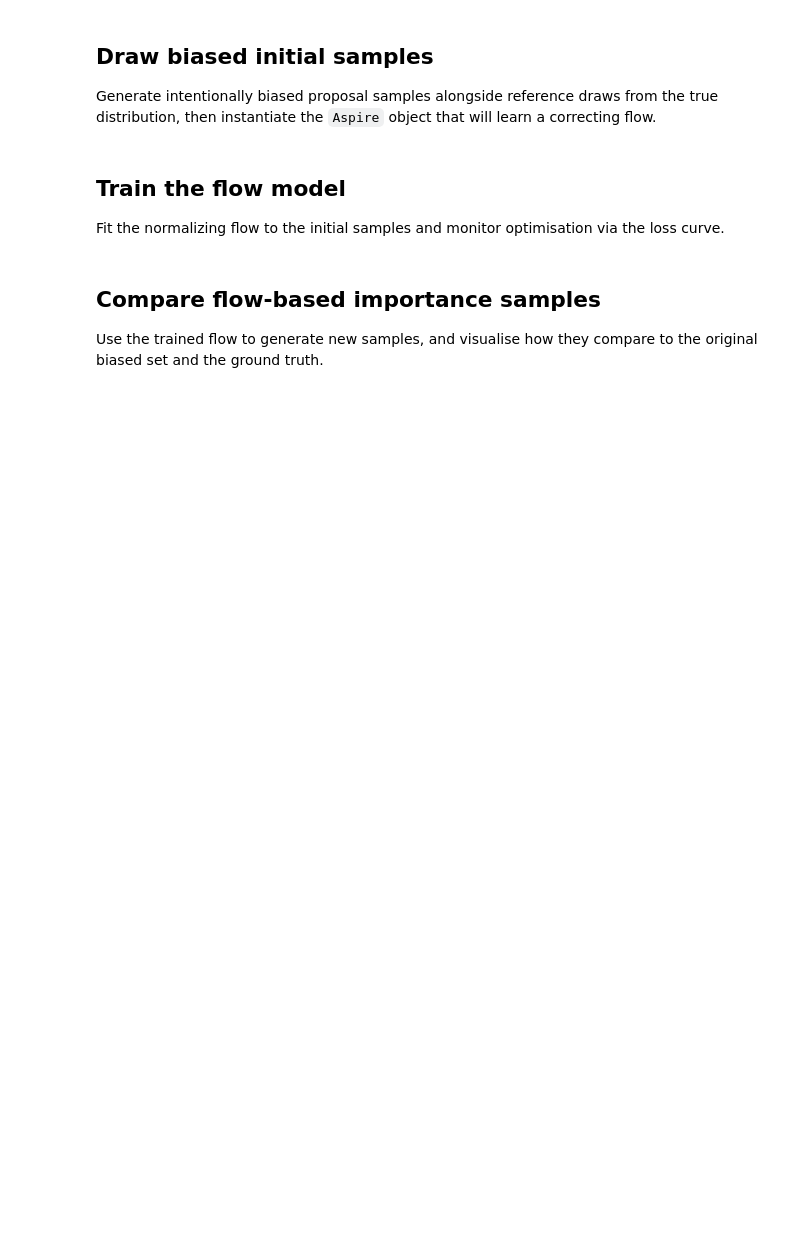
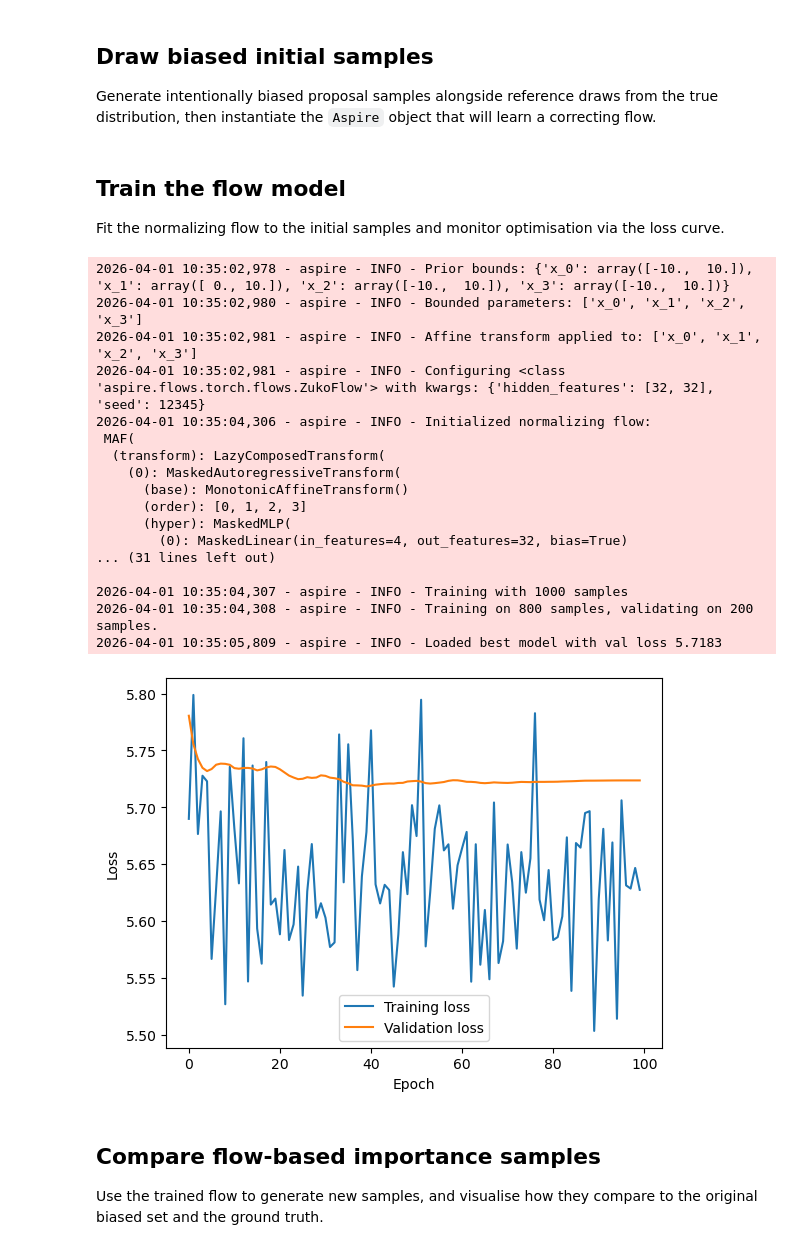
Before and after one commit to mj-will/aspire-analyses, a Jupyter notebook: toy_examples/biased_initial_samples.ipynb, the cells around one changed output. Cells and saved outputs as stored; diff of their text form; code cells hidden in the pictures; blank space fills up the shorter version.

```diff
--- a/toy_examples/biased_initial_samples.ipynb
+++ b/toy_examples/biased_initial_samples.ipynb
@@ -29,7 +36,14 @@ store figures and results exists.
 outdir = Path("outdir") / "biased_example"
 outdir.mkdir(parents=True, exist_ok=True)
 
-rng = np.random.default_rng(42)
+figure_outdir = Path("figures")
+figure_outdir.mkdir(parents=True, exist_ok=True)
+
+table_outdir = Path("evidence_tables")
+table_outdir.mkdir(parents=True, exist_ok=True)
+
+seed = 12345
+rng = np.random.default_rng(seed)
 # %% [markdown]
 ## Describe the target distribution
 Specify the one-dimensional marginals that define our four-dimensional target
@@ -43,14 +57,17 @@ dists = [
     uniform(loc=-10, scale=20),
 ]
 
-prior_bounds = [
+prior_bounds = np.array([
     (-10, 10),
     (0, 10),
     (-10, 10),
     (-10, 10),
-]
+], dtype=float)
 dims = len(dists)
 parameters = [f"x_{i}" for i in range(dims)]
+
+log_prior_norm = -np.sum(np.log(np.ptp(prior_bounds, axis=1)))
+print(f"Log-prior normalization: {log_prior_norm:.2f}")
 
 
 def log_likelihood(samples: Samples):
@@ -62,7 +79,8 @@ def log_likelihood(samples: Samples):
 
 
 def log_prior(samples: Samples):
-    log_prob = np.zeros(samples.x.shape[0])
-    for i, bounds in enumerate(prior_bounds):
-        log_prob += uniform(bounds[0], bounds[1] - bounds[0]).logpdf(samples.x[:, i])
+    log_prob = np.full(len(samples), log_prior_norm)
+    # Check if samples are within bounds
+    within_bounds = np.all((samples.x >= prior_bounds[:, 0]) & (samples.x <= prior_bounds[:, 1]), axis=1)
+    log_prob[~within_bounds] = -np.inf
     return log_prob
@@ -79,7 +99,6 @@ x_initial = np.concatenate([
     rng.normal(loc=2, scale=1, size=(n_init, 1)),
     rng.exponential(scale=1, size=(n_init, 1)),
     rng.normal(loc=0, scale=1, size=(n_init, 1)),
-    # rng.uniform(low=-10, high=10, size=(n_init, 1)),
     rng.uniform(low=-10, high=10, size=(n_init, 1)),
 ], axis=1)
 
@@ -101,7 +120,7 @@ true_samples = Samples(
 prior_bounds_dict = {p: b for p, b in zip(parameters, prior_bounds)}
 
 # Define the aspire object
-poppy = Aspire(
+aspire = Aspire(
     log_likelihood=log_likelihood,
     log_prior=log_prior,
     dims=dims,
@@ -112,6 +131,7 @@ poppy = Aspire(
     bounded_to_unbounded=True,
     hidden_features=[32, 32],
     device="cpu",
+    seed=seed,
 )
 # %% [markdown]
 ## Train the flow model
@@ -120,16 +140,35 @@ the loss curve.
 # %%
 
 # Fit the flow to the initial samples
-history = poppy.fit(
+history = aspire.fit(
     initial_samples,
     n_epochs=100,
     lr_annealing=True,
     batch_size=256,
 )
 # Plot the loss
 fig = history.plot_loss()
 fig.savefig(outdir / "loss.png")
 plt.show()
+# %% [output]
+2026-04-01 10:35:02,978 - aspire - INFO - Prior bounds: {'x_0': array([-10.,  10.]), 'x_1': array([ 0., 10.]), 'x_2': array([-10.,  10.]), 'x_3': array([-10.,  10.])}
+2026-04-01 10:35:02,980 - aspire - INFO - Bounded parameters: ['x_0', 'x_1', 'x_2', 'x_3']
+2026-04-01 10:35:02,981 - aspire - INFO - Affine transform applied to: ['x_0', 'x_1', 'x_2', 'x_3']
+2026-04-01 10:35:02,981 - aspire - INFO - Configuring <class 'aspire.flows.torch.flows.ZukoFlow'> with kwargs: {'hidden_features': [32, 32], 'seed': 12345}
+2026-04-01 10:35:04,306 - aspire - INFO - Initialized normalizing flow:
+ MAF(
+  (transform): LazyComposedTransform(
+    (0): MaskedAutoregressiveTransform(
+      (base): MonotonicAffineTransform()
+      (order): [0, 1, 2, 3]
+      (hyper): MaskedMLP(
+        (0): MaskedLinear(in_features=4, out_features=32, bias=True)
+... (31 lines left out)
+
+2026-04-01 10:35:04,307 - aspire - INFO - Training with 1000 samples
+2026-04-01 10:35:04,308 - aspire - INFO - Training on 800 samples, validating on 200 samples.
+2026-04-01 10:35:05,809 - aspire - INFO - Loaded best model with val loss 5.7183
+[figure, added]
 # %% [markdown]
 ## Compare flow-based importance samples
 Use the trained flow to generate new samples, and visualise how they compare to
```
Also changed, not shown: parts of 28 cells of this notebook, 6 other files.
